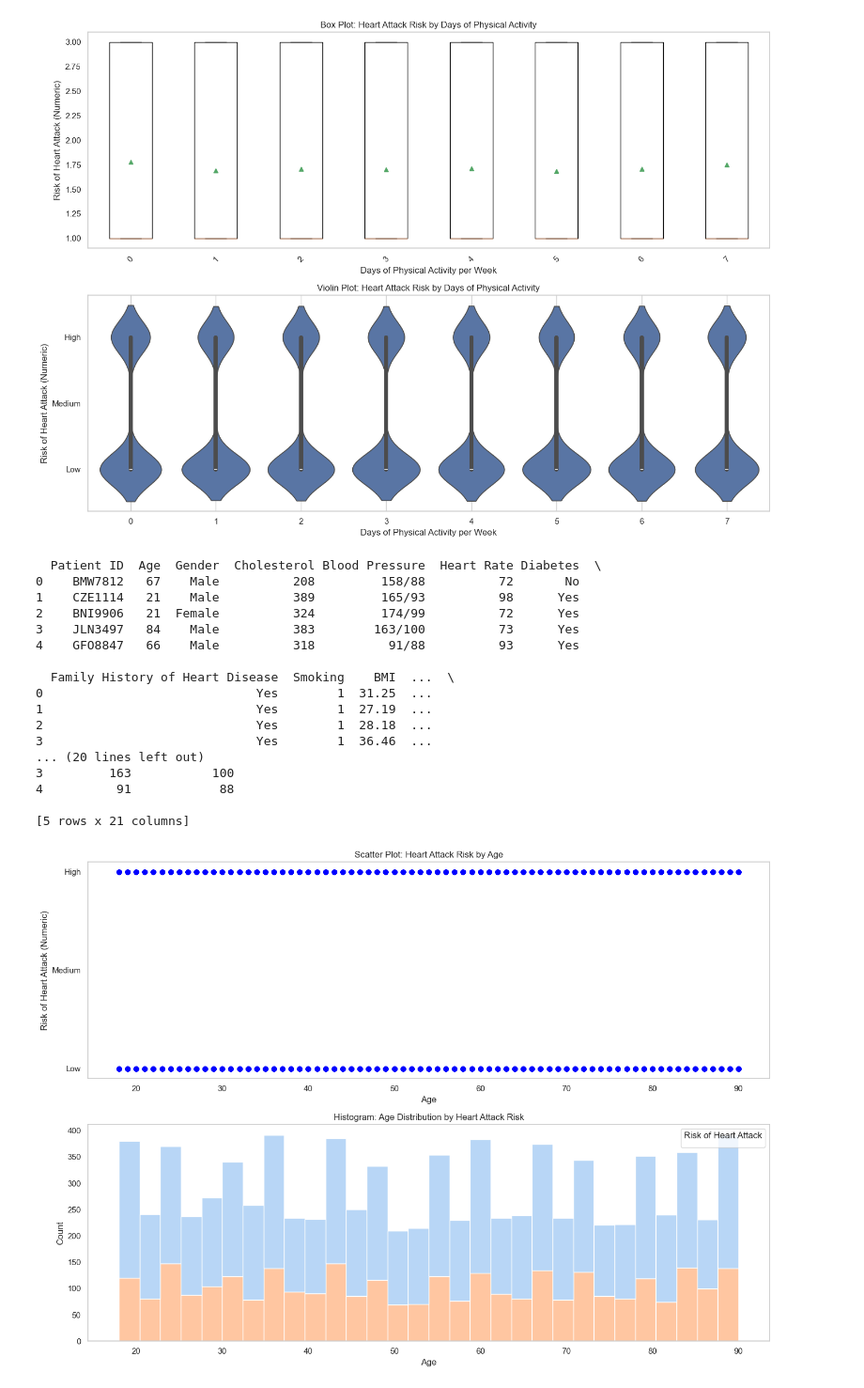
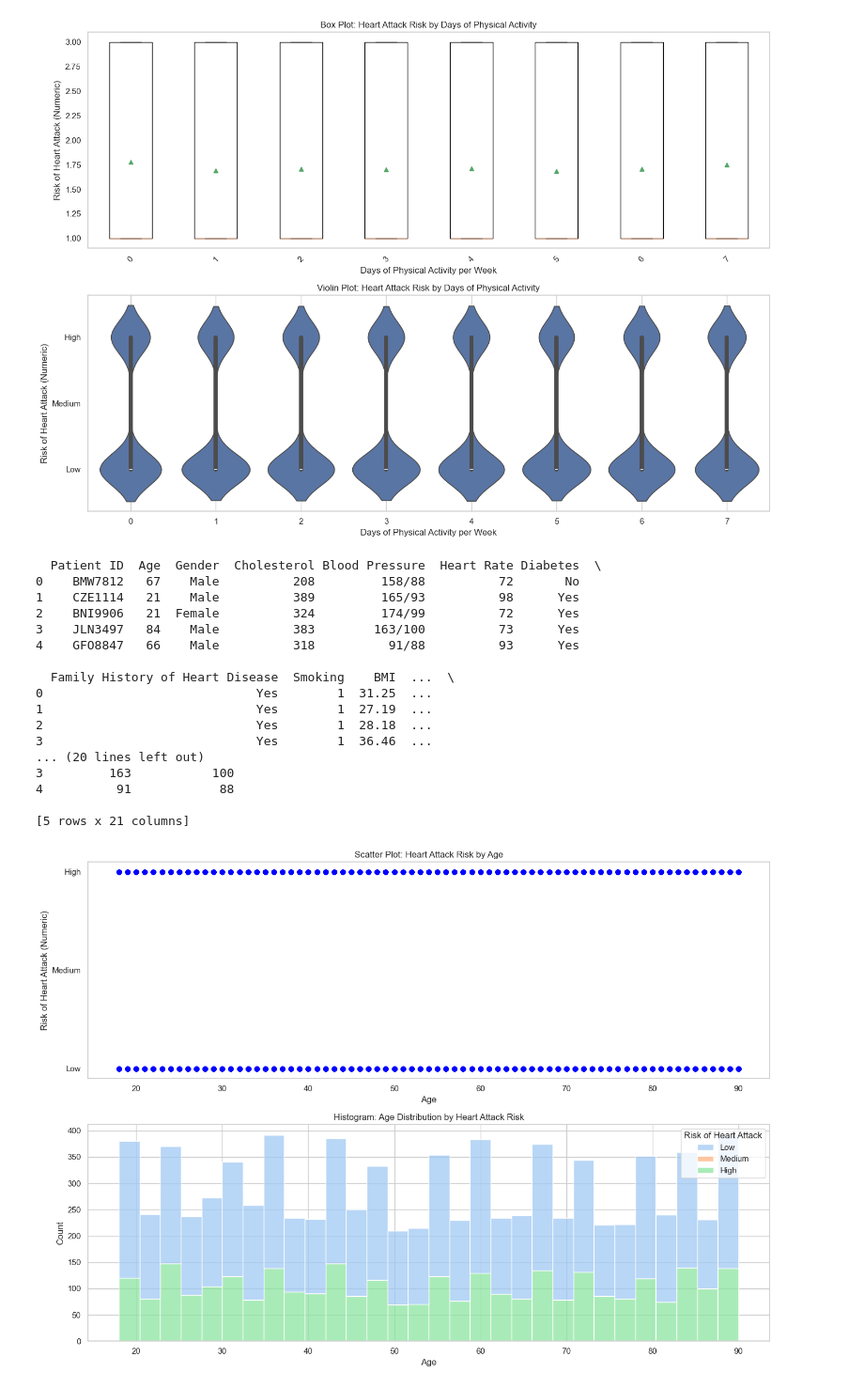
Before and after one commit to rawataditya1/Coronary-Artery-Disease-Prediction---CSE587C, a Jupyter notebook: Main.ipynb, the cells around one changed output. Shown: that part at 94% size. Drawn from its saved outputs; the diff is of its cells as text; code cells hidden in the pictures.

```diff
--- a/Main.ipynb
+++ b/Main.ipynb
@@ -612,7 +606,7 @@ plt.show()
 import pandas as pd
 import matplotlib.pyplot as plt
 import seaborn as sns
-#[prajjwal mishra]
+
 # Load the dataset from the specified file path
 df = pd.read_csv('C:/Users/lenovo/Desktop/Dic_Project/csvcleaned_heart_attack_prediction_dataset.csv')
 
@@ -627,6 +621,7 @@ risk_mapping = {
 }
 
 # Ensure the 'Risk of Heart Attack' column is categorical and mapped
+df['Risk of Heart Attack'] = pd.Categorical(df['Risk of Heart Attack'], categories=['Low', 'Medium', 'High'])
 df['Risk Numeric'] = df['Risk of Heart Attack'].map(risk_mapping)
 
 # Set the style for seaborn
@@ -642,36 +637,34 @@ plt.title('Scatter Plot: Heart Attack Risk by Age')
 plt.xlabel('Age')
 plt.ylabel('Risk of Heart Attack (Numeric)')
 plt.yticks(ticks=[1, 2, 3], labels=['Low', 'Medium', 'High'])
 plt.grid()
 
-# Histogram
+# Histogram with hue for risk categories
 plt.subplot(2, 1, 2)
-sns.histplot(data=df, x='Age', hue='Risk of Heart Attack', multiple="stack", bins=30, palette='pastel')
+hist_plot = sns.histplot(data=df, x='Age', hue='Risk of Heart Attack', multiple="stack", bins=30, palette='pastel')
 plt.title('Histogram: Age Distribution by Heart Attack Risk')
 plt.xlabel('Age')
 plt.ylabel('Count')
-plt.legend(title='Risk of Heart Attack')
-plt.grid()
 
-# Adjust layout and show the plots
+# Show the plot
 plt.tight_layout()
 plt.show()
 # %% [output]
   Patient ID  Age  Gender  Cholesterol Blood Pressure  Heart Rate Diabetes  \
 0    BMW7812   67    Male          208         158/88          72       No
 1    CZE1114   21    Male          389         165/93          98      Yes
 2    BNI9906   21  Female          324         174/99          72      Yes
 3    JLN3497   84    Male          383        163/100          73      Yes
 4    GFO8847   66    Male          318          91/88          93      Yes
 
   Family History of Heart Disease  Smoking    BMI  ...  \
 0                             Yes        1  31.25  ...
 1                             Yes        1  27.19  ...
 2                             Yes        1  28.18  ...
 3                             Yes        1  36.46  ...
 ... (20 lines left out)
 3         163           100
 4          91            88
 
 [5 rows x 21 columns]
-[figure, old version]
+[figure, new version]
```
Also changed, not shown: parts of 2 cells of this notebook.
